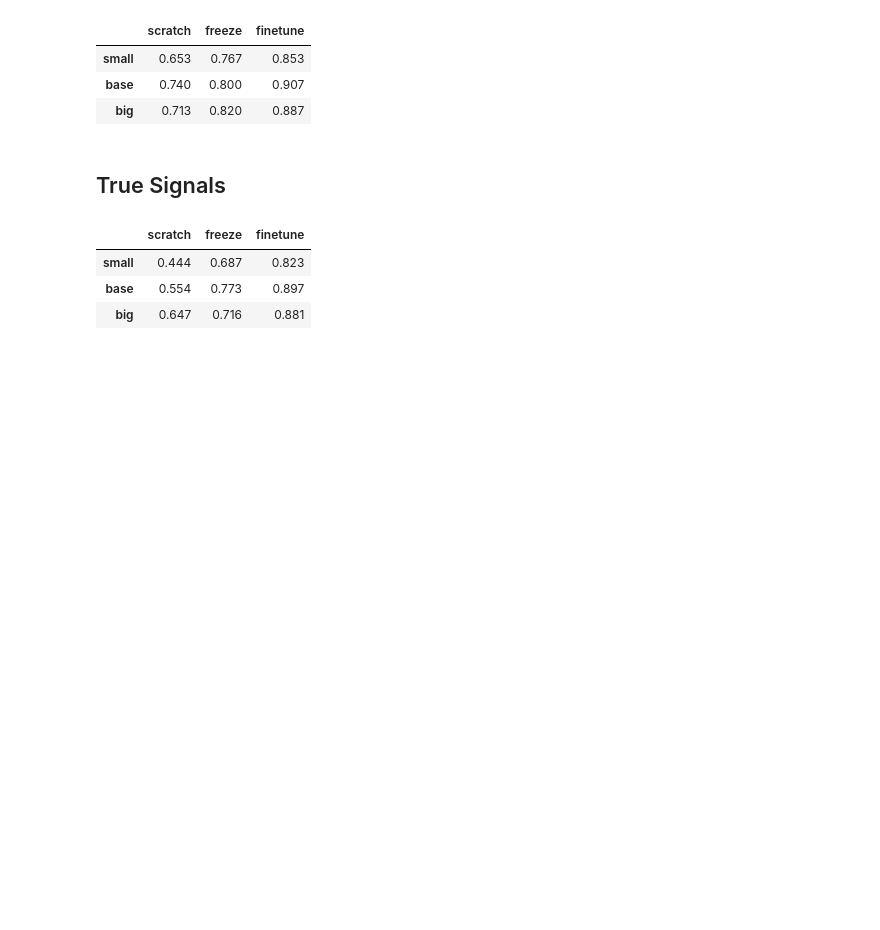
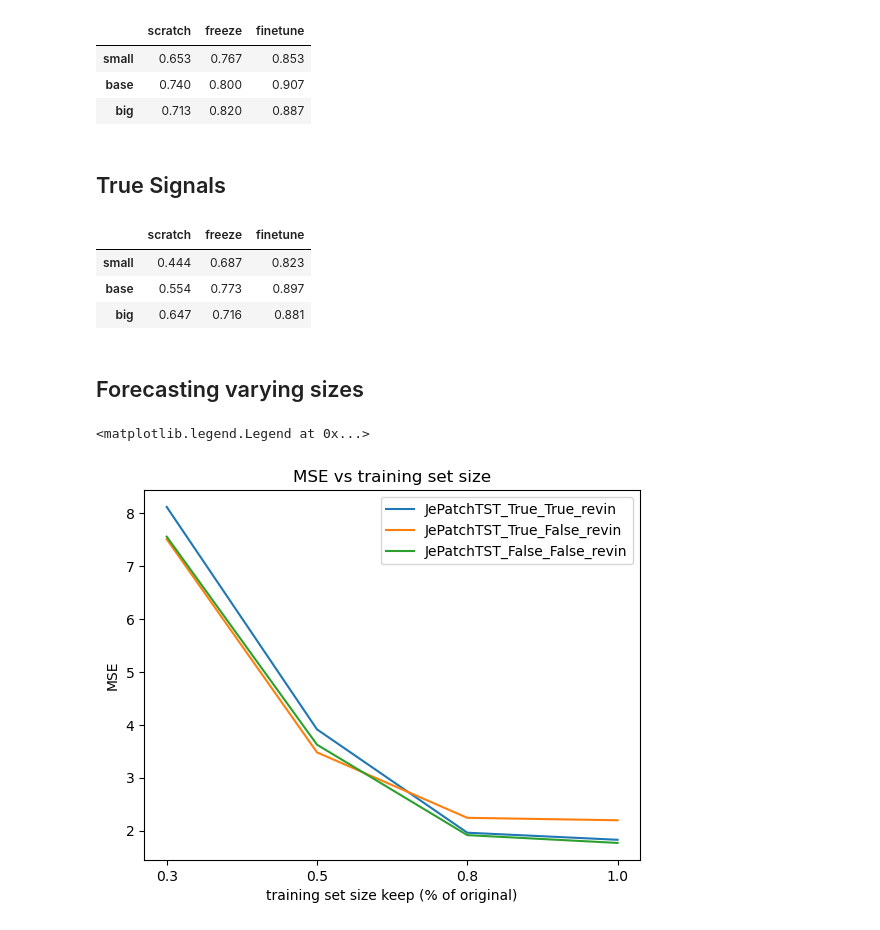
Before and after one commit to vilhess/JEPAtchTST, a Jupyter notebook: results.ipynb, the cells around one changed output. Saved outputs shown, nothing was run; the diff lists cells and outputs as text; code cells hidden in the pictures; blank space fills up the shorter version.

```diff
--- a/results.ipynb
+++ b/results.ipynb
@@ -315,3 +315,26 @@ df.T
 | small | 0.444 | 0.687 | 0.823 |
 | base | 0.554 | 0.773 | 0.897 |
 | big | 0.647 | 0.716 | 0.881 |
+# %% [markdown]
+## Forecasting varying sizes
+# %%
+df = pd.read_json('forecasting/results/mse_vary.json')
+
+DATASET="national_illness"
+cols = df.columns.astype(str).str.contains(DATASET)==True
+df = df.loc[:, cols]
+
+
+df.columns = df.columns.str.replace(DATASET, "")
+
+import matplotlib.pyplot as plt
+
+for model in df.index:
+    plt.plot(df.columns, df.loc[model], label=model)
+plt.xlabel('training set size keep (% of original)')
+plt.ylabel('MSE')
+plt.title('MSE vs training set size')
+plt.legend()
+# %% [output]
+<matplotlib.legend.Legend at 0x...>
+[figure, added]
```
Also changed, not shown: 12 other files.
